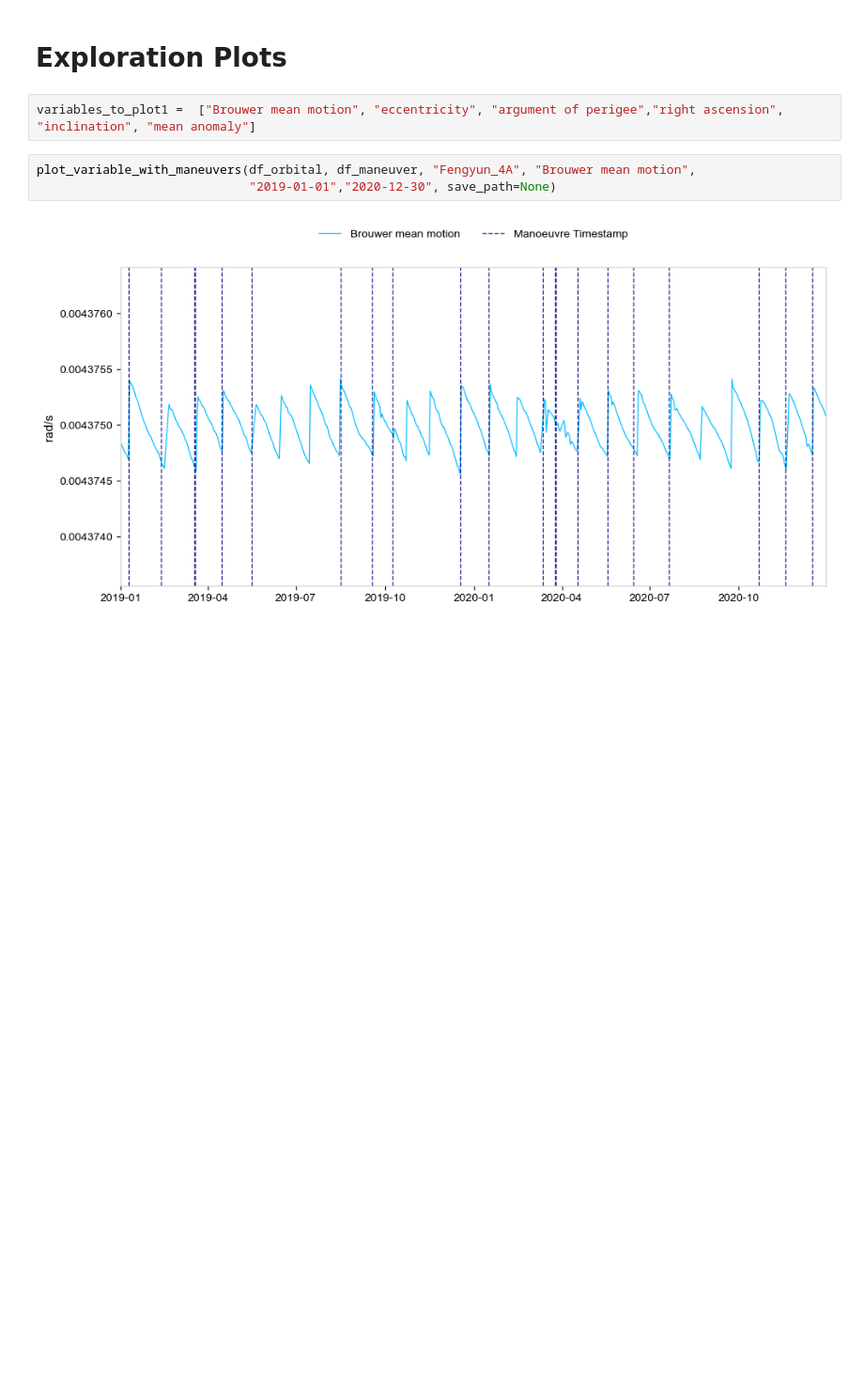
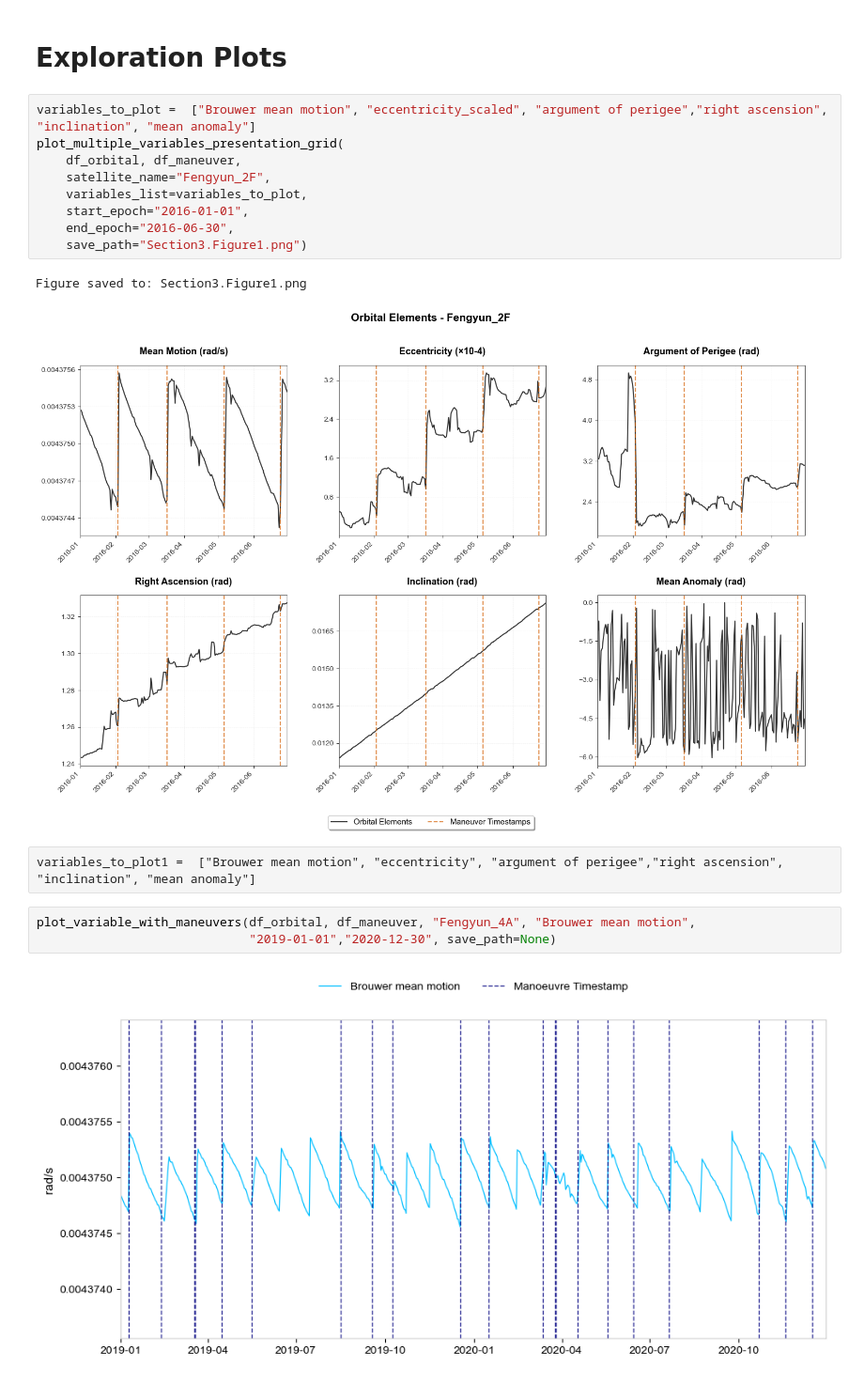
Before and after one commit to MariSuar/satellite-orbit-anomaly-detection, a Jupyter notebook: 2_eda.ipynb, the cells around one changed output. Shown at 94% size. Drawn from its saved outputs; the diff is of its cells as text; blank space fills up the shorter version.

```diff
--- a/2_eda.ipynb
+++ b/2_eda.ipynb
@@ -523,7 +594,19 @@ def plot_multiple_variables_with_maneuvers(df_orbital, df_maneuver, satellite_na
 # %% [markdown]
 # Exploration Plots
-# %%
-variables_to_plot1 =  ["Brouwer mean motion", "eccentricity", "argument of perigee","right ascension", "inclination", "mean anomaly"]
+# %%
+variables_to_plot =  ["Brouwer mean motion", "eccentricity_scaled", "argument of perigee","right ascension", "inclination", "mean anomaly"]
+plot_multiple_variables_presentation_grid(
+    df_orbital, df_maneuver,
+    satellite_name="Fengyun_2F",
+    variables_list=variables_to_plot,
+    start_epoch="2016-01-01",
+    end_epoch="2016-06-30",
+    save_path="Section3.Figure1.png")
+# %% [output]
+Figure saved to: Section3.Figure1.png
+[figure, added]
+# %% [raw]
+variables_to_plot1 =  ["Brouwer mean motion", "eccentricity", "argument of perigee","right ascension", "inclination", "mean anomaly"]
 # %%
 plot_variable_with_maneuvers(df_orbital, df_maneuver, "Fengyun_4A", "Brouwer mean motion",
                              "2019-01-01","2020-12-30", save_path=None)
```
Also changed, not shown: parts of 10 cells of this notebook, 1 other file.
